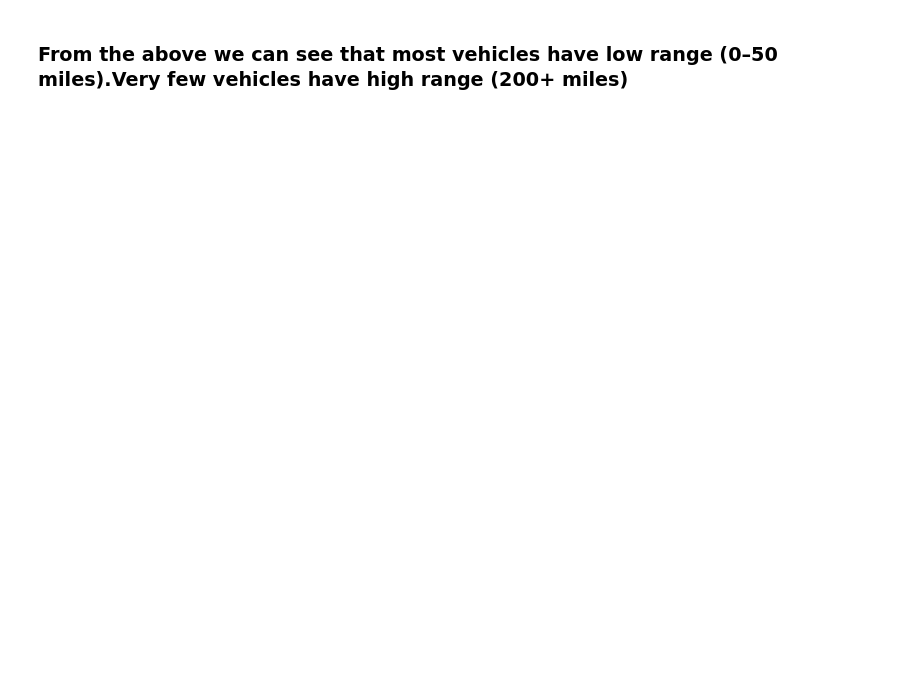
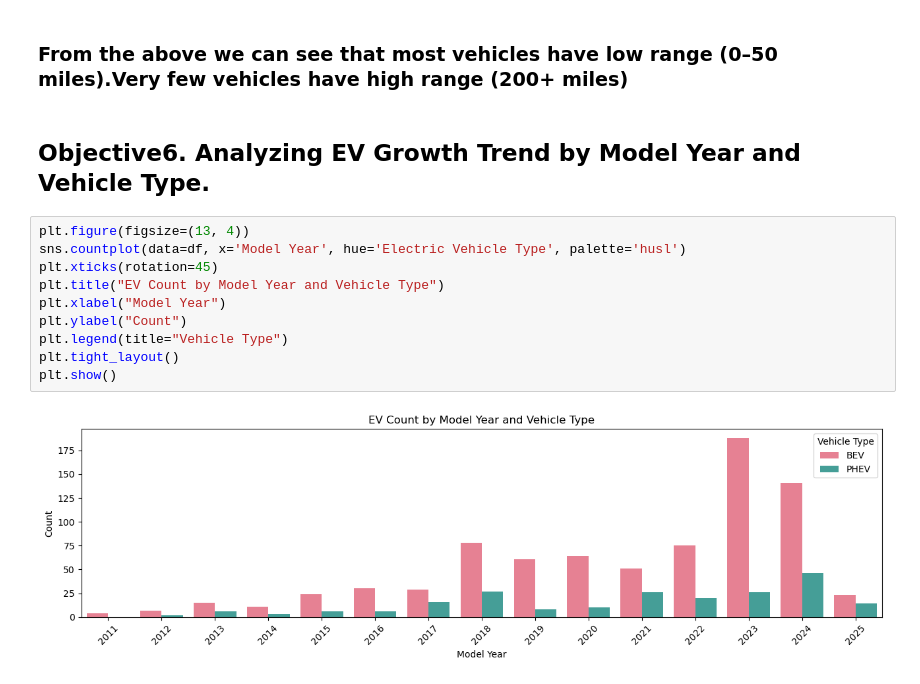
Before and after one commit to rahulbora-45/projectFirst, a Jupyter notebook: ProjectPython.ipynb, the cells around one changed output. Saved outputs shown, nothing was run; the diff lists cells and outputs as text; blank space fills up the shorter version.

```diff
--- a/ProjectPython.ipynb
+++ b/ProjectPython.ipynb
@@ -171 +173,15 @@ Text(0, 0.5, 'Frequency')
 ### From the above we can see that most vehicles have low range (0–50 miles).Very few vehicles have high range (200+ miles)
+# %% [markdown]
+## **Objective6. Analyzing EV Growth Trend by Model Year and Vehicle Type.**
+# %%
+plt.figure(figsize=(13, 4))
+sns.countplot(data=df, x='Model Year', hue='Electric Vehicle Type', palette='husl')
+plt.xticks(rotation=45)
+plt.title("EV Count by Model Year and Vehicle Type")
+plt.xlabel("Model Year")
+plt.ylabel("Count")
+plt.legend(title="Vehicle Type")
+plt.tight_layout()
+plt.show()
+# %% [output]
+[figure, added]
```
Also changed, not shown: parts of 8 cells of this notebook.
